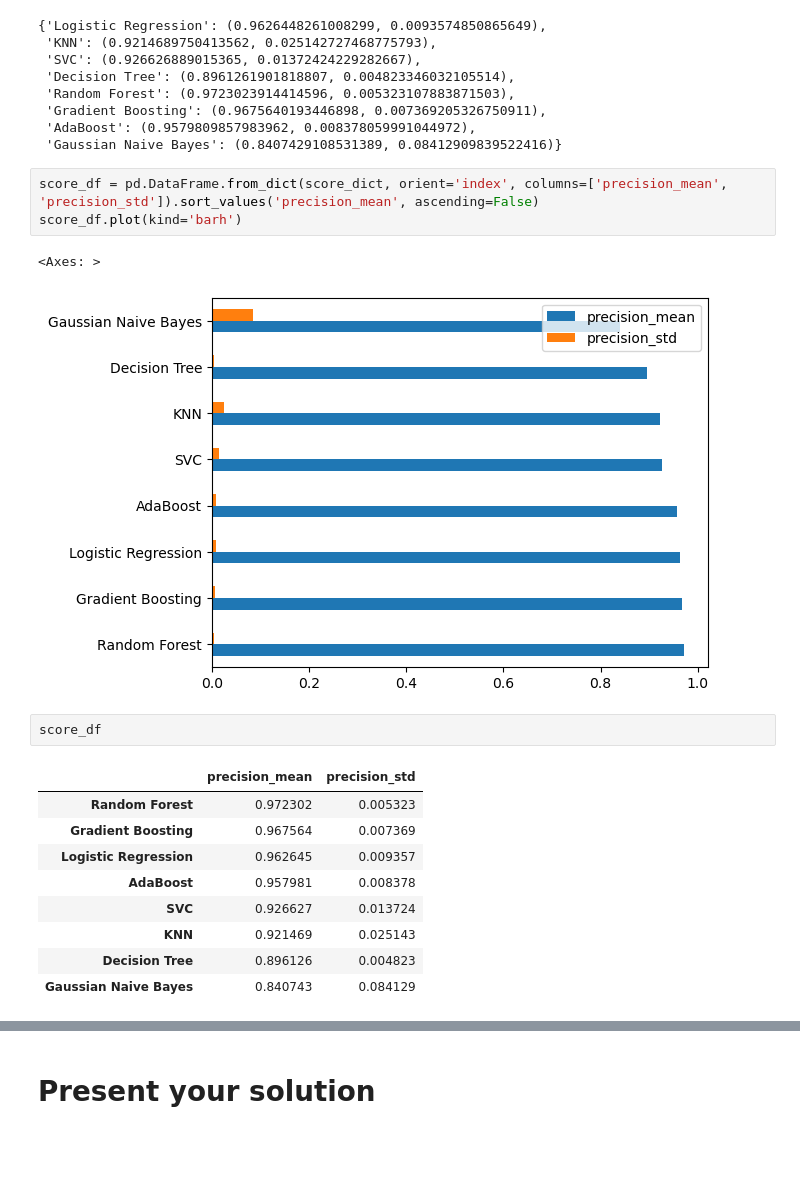
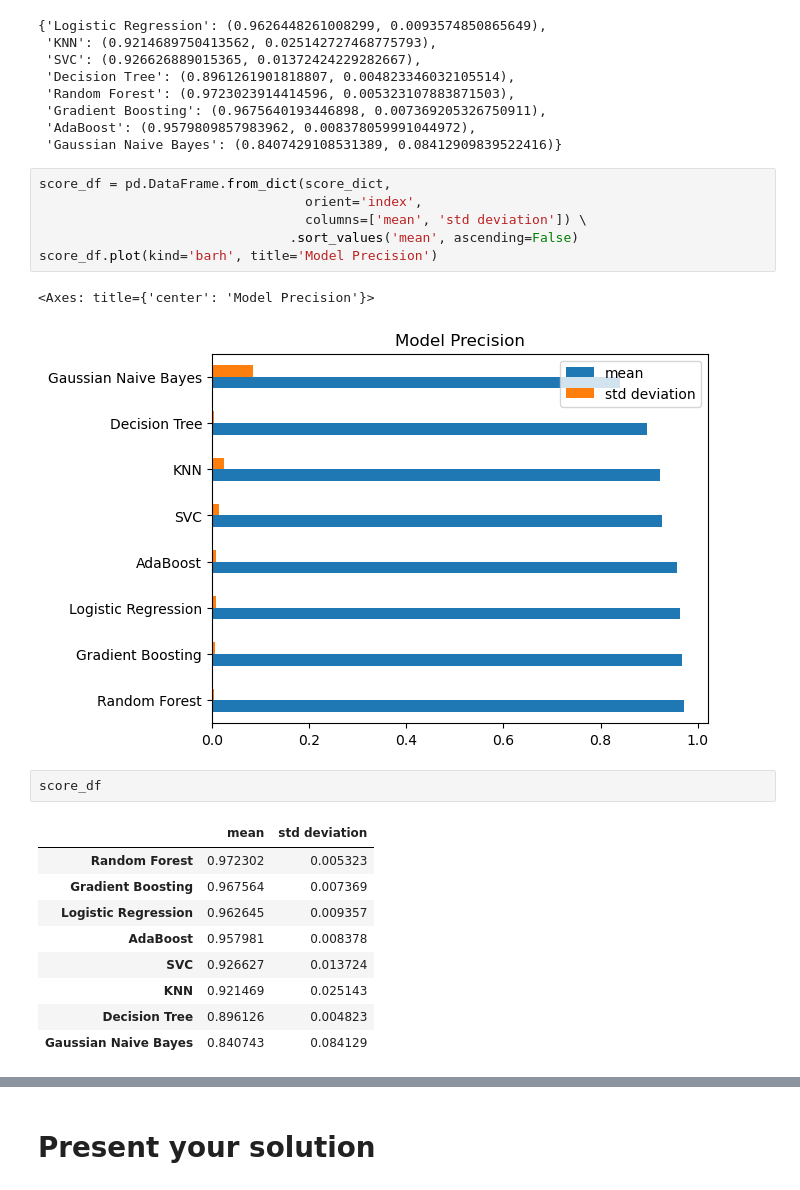
Before and after one commit to iherman10/spam-classification, a Jupyter notebook: spam_classification.ipynb, the cells around one changed output, grey strips where cells are left out. Drawn from its saved outputs; the diff is of its cells as text; blank space fills up the shorter version.

```diff
--- a/spam_classification.ipynb
+++ b/spam_classification.ipynb
@@ -652,15 +644,18 @@ score_dict
  'AdaBoost': (0.9579809857983962, 0.008378059991044972),
  'Gaussian Naive Bayes': (0.8407429108531389, 0.08412909839522416)}
 # %%
-score_df = pd.DataFrame.from_dict(score_dict, orient='index', columns=['precision_mean', 'precision_std']).sort_values('precision_mean', ascending=False)
-score_df.plot(kind='barh')
+score_df = pd.DataFrame.from_dict(score_dict,
+                                  orient='index',
+                                  columns=['mean', 'std deviation']) \
+                                .sort_values('mean', ascending=False)
+score_df.plot(kind='barh', title='Model Precision')
 # %% [output]
-<Axes: >
+<Axes: title={'center': 'Model Precision'}>
-[figure, old version]
+[figure, new version]
 # %%
 score_df
 # %% [output]
-|  | precision_mean | precision_std |
+|  | mean | std deviation |
 | Random Forest | 0.972302 | 0.005323 |
 | Gradient Boosting | 0.967564 | 0.007369 |
 | Logistic Regression | 0.962645 | 0.009357 |
```
Also changed, not shown: parts of 2 cells of this notebook.
